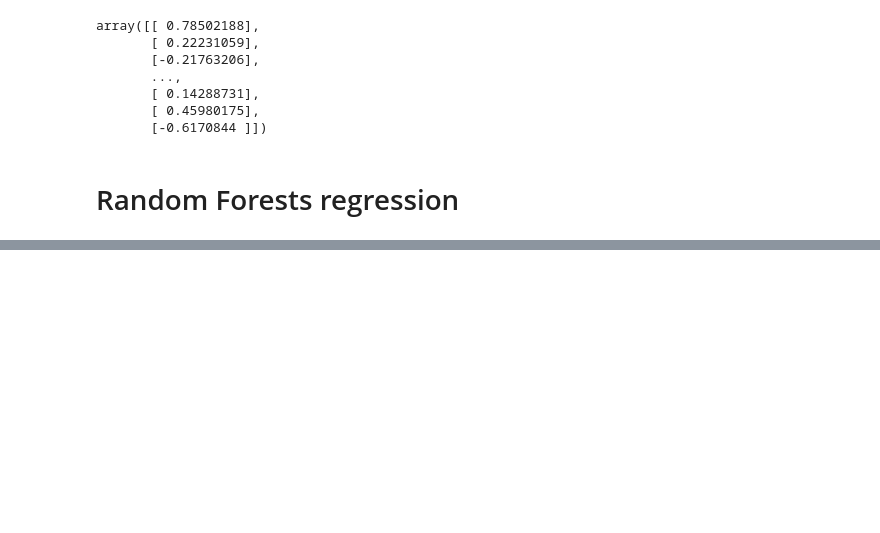
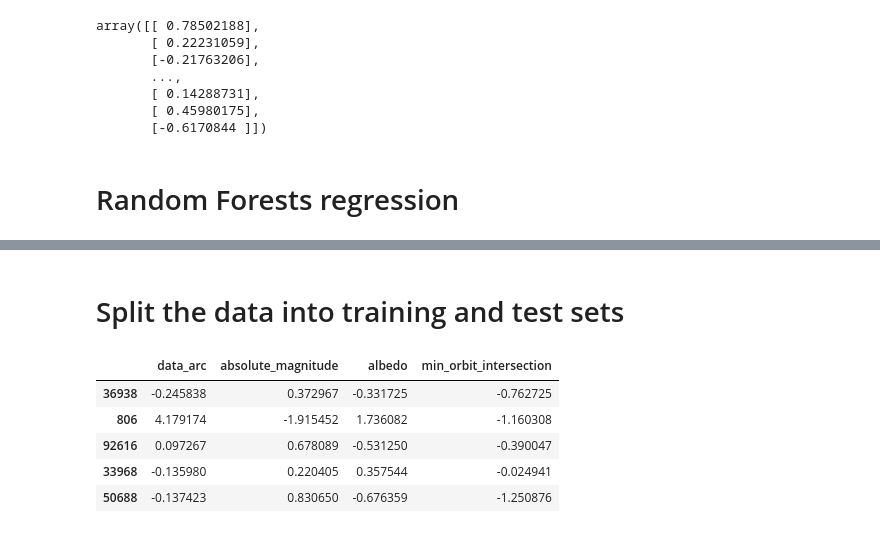
Before and after one commit to raghavSharmaCode/512-project-group-24, a Jupyter notebook: code/models.ipynb, the cells around one changed output, grey strips where cells are left out. Cells and saved outputs as stored; diff of their text form; code cells hidden in the pictures; blank space fills up the shorter version.

```diff
--- a/code/models.ipynb
+++ b/code/models.ipynb
@@ -163,0 +197,3 @@ print("The best model after tuning looks like:", grid.best_estimator_)
+# %%
+y1 = df[['diameter']].values
+y1
@@ -163,0 +208,14 @@ print("The best model after tuning looks like:", grid.best_estimator_)
+# %% [markdown]
+# Split the data into training and test sets
+# %%
+from sklearn.model_selection import train_test_split
+X1_train, X1_test, y1_train, y1_test = train_test_split(X1, y1, test_size=0.2, random_state=42)
+# %%
+X1_train.head()
+# %% [output]
+|  | data_arc | absolute_magnitude | albedo | min_orbit_intersection |
+| 36938 | -0.245838 | 0.372967 | -0.331725 | -0.762725 |
+| 806 | 4.179174 | -1.915452 | 1.736082 | -1.160308 |
+| 92616 | 0.097267 | 0.678089 | -0.531250 | -0.390047 |
+| 33968 | -0.135980 | 0.220405 | 0.357544 | -0.024941 |
+| 50688 | -0.137423 | 0.830650 | -0.676359 | -1.250876 |
```
Also changed, not shown: parts of 20 cells of this notebook, 1 other file.
